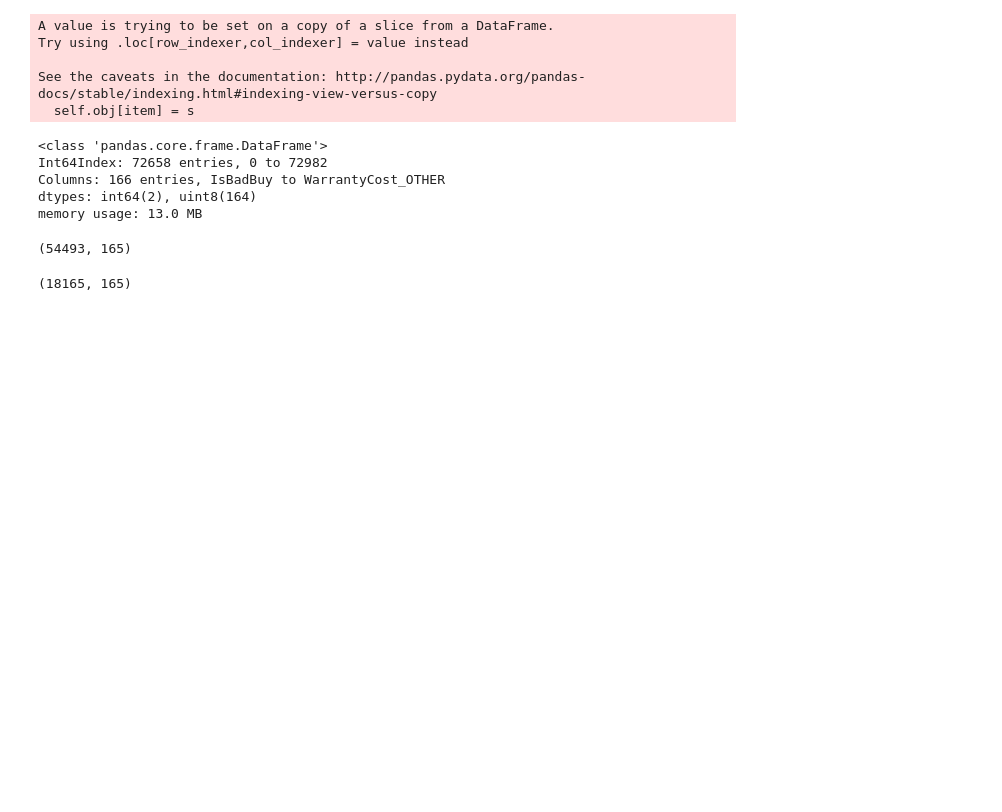
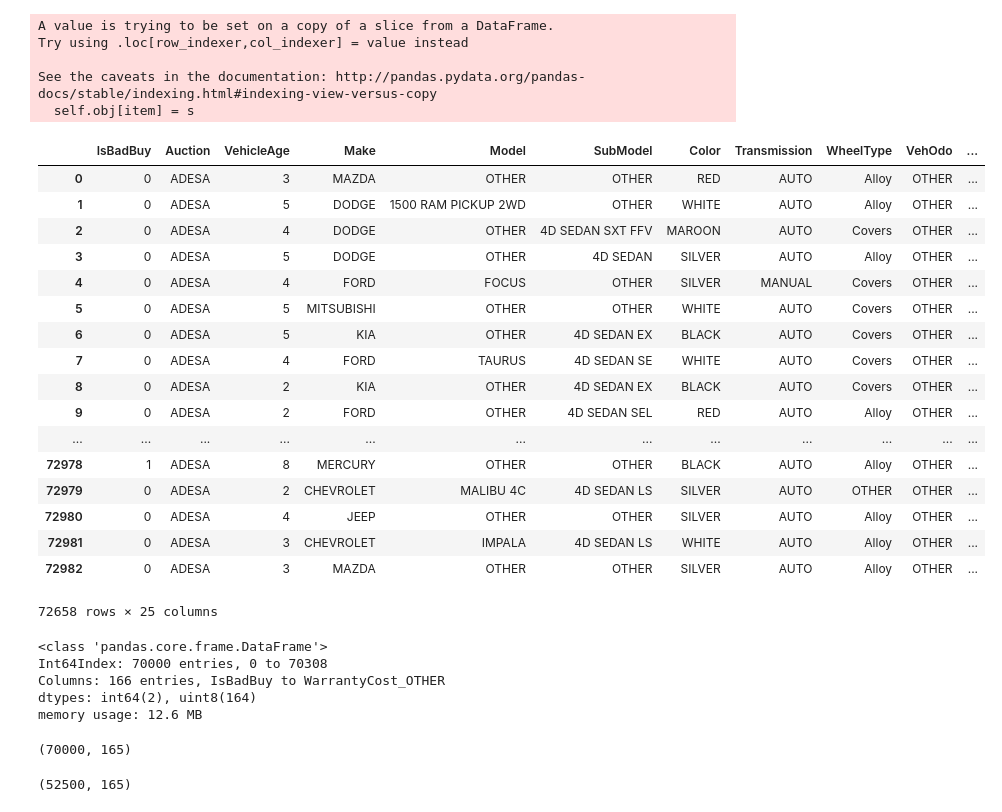
Before and after one commit to hamemomo/ML_tools, a Jupyter notebook: kaggle_goodbad_car/VAE_goodbadcar.ipynb, the cells around one changed output. Drawn from its saved outputs; the diff is of its cells as text; code cells hidden in the pictures; blank space fills up the shorter version.

```diff
--- a/kaggle_goodbad_car/VAE_goodbadcar.ipynb
+++ b/kaggle_goodbad_car/VAE_goodbadcar.ipynb
@@ -68,8 +102,30 @@ See the caveats in the documentation: http://pandas.pydata.org/pandas-docs/stabl
   self.obj[item] = s
 # %%
 data2_cleaned = data2.drop(["RefId","PurchDate","VehYear","WheelTypeID","BYRNO","VNZIP1","PRIMEUNIT","AUCGUART","Trim"],axis=1)
+# %%
+data2_cleaned
+# %% [output]
+|  | IsBadBuy | Auction | VehicleAge | Make | Model | SubModel | Color | Transmission | WheelType | VehOdo | ... |
+| 0 | 0 | ADESA | 3 | MAZDA | OTHER | OTHER | RED | AUTO | Alloy | OTHER | ... |
+| 1 | 0 | ADESA | 5 | DODGE | 1500 RAM PICKUP 2WD | OTHER | WHITE | AUTO | Alloy | OTHER | ... |
+| 2 | 0 | ADESA | 4 | DODGE | OTHER | 4D SEDAN SXT FFV | MAROON | AUTO | Covers | OTHER | ... |
+| 3 | 0 | ADESA | 5 | DODGE | OTHER | 4D SEDAN | SILVER | AUTO | Alloy | OTHER | ... |
+| 4 | 0 | ADESA | 4 | FORD | FOCUS | OTHER | SILVER | MANUAL | Covers | OTHER | ... |
+| 5 | 0 | ADESA | 5 | MITSUBISHI | OTHER | OTHER | WHITE | AUTO | Covers | OTHER | ... |
+| 6 | 0 | ADESA | 5 | KIA | OTHER | 4D SEDAN EX | BLACK | AUTO | Covers | OTHER | ... |
+| 7 | 0 | ADESA | 4 | FORD | TAURUS | 4D SEDAN SE | WHITE | AUTO | Covers | OTHER | ... |
+| 8 | 0 | ADESA | 2 | KIA | OTHER | 4D SEDAN EX | BLACK | AUTO | Covers | OTHER | ... |
+| 9 | 0 | ADESA | 2 | FORD | OTHER | 4D SEDAN SEL | RED | AUTO | Alloy | OTHER | ... |
+| ... | ... | ... | ... | ... | ... | ... | ... | ... | ... | ... | ... |
+| 72978 | 1 | ADESA | 8 | MERCURY | OTHER | OTHER | BLACK | AUTO | Alloy | OTHER | ... |
+| 72979 | 0 | ADESA | 2 | CHEVROLET | MALIBU 4C | 4D SEDAN LS | SILVER | AUTO | OTHER | OTHER | ... |
+| 72980 | 0 | ADESA | 4 | JEEP | OTHER | OTHER | SILVER | AUTO | Alloy | OTHER | ... |
+| 72981 | 0 | ADESA | 3 | CHEVROLET | IMPALA | 4D SEDAN LS | WHITE | AUTO | Alloy | OTHER | ... |
+| 72982 | 0 | ADESA | 3 | MAZDA | OTHER | OTHER | SILVER | AUTO | Alloy | OTHER | ... |
+72658 rows × 25 columns
 # %%
-dataFinal = pd.get_dummies(data2_cleaned)
+data2_cleaned1 = data2_cleaned[:70000]
+dataFinal = pd.get_dummies(data2_cleaned1)
 len(list(dataFinal))
 dataFinal.head()
 Y = dataFinal.loc[:,"IsBadBuy"]
@@ -78,10 +134,14 @@ X = dataFinal.drop("IsBadBuy",1)
 dataFinal.info()
 # %% [output]
 <class 'pandas.core.frame.DataFrame'>
-Int64Index: 72658 entries, 0 to 72982
+Int64Index: 70000 entries, 0 to 70308
 Columns: 166 entries, IsBadBuy to WarrantyCost_OTHER
 dtypes: int64(2), uint8(164)
-memory usage: 13.0 MB
+memory usage: 12.6 MB
+# %%
+X.shape
+# %% [output]
+(70000, 165)
 # %%
 from sklearn.preprocessing import StandardScaler as SC
 sc = SC()
@@ -99,11 +159,7 @@ Y_test_ori_onehot = np_utils.to_categorical(Y_test_ori)
 #Y_train_onehot = np_utils.to_categorical(Y_train)
 #Y_test_onehot = np_utils.to_categorical(Y_test)
 # %%
-X_train.shape
+X_train_ori.shape
 # %% [output]
-(54493, 165)
+(52500, 165)
-# %%
-X_test.shape
-# %% [output]
-(18165, 165)
 # %%
```
Also changed, not shown: parts of 8 cells of this notebook, 3 other files.
